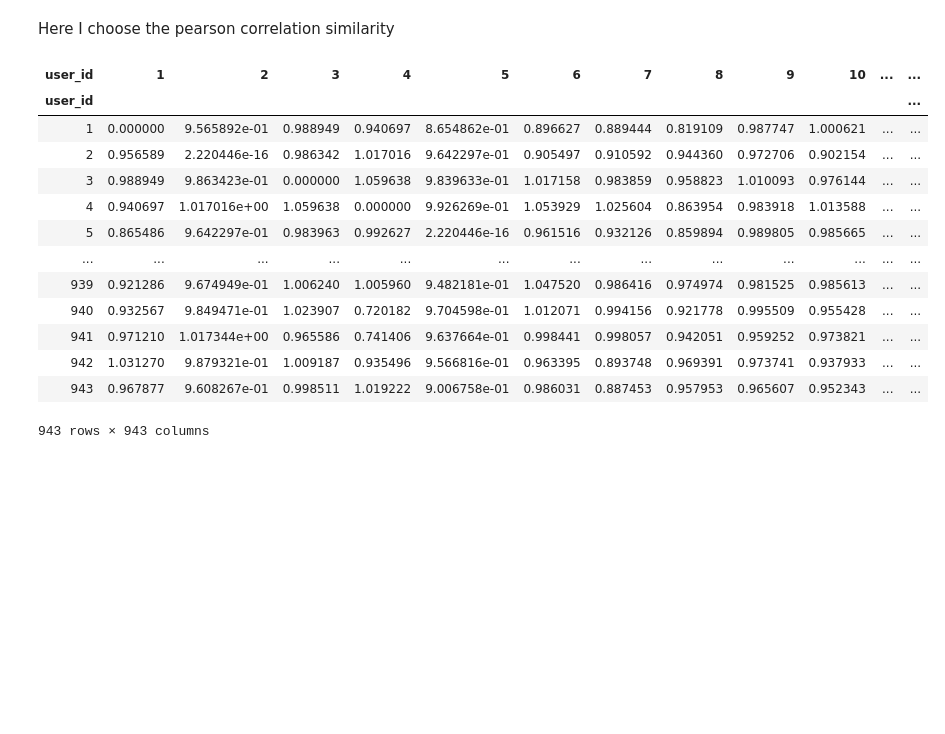
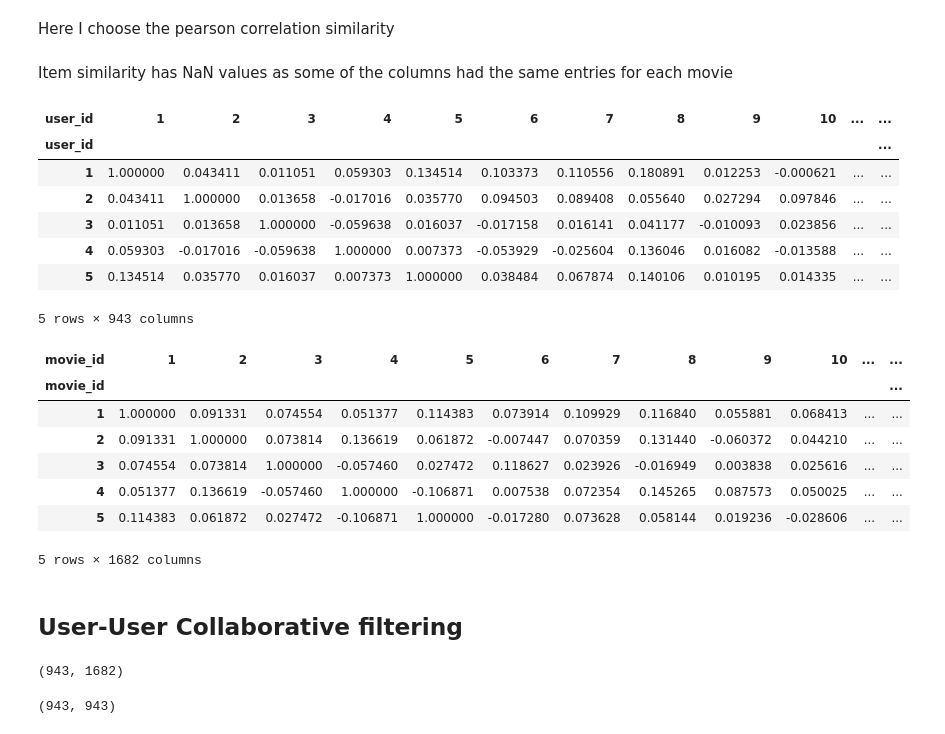
Before and after one commit to abhi8893/Intensive-DataScience, a Jupyter notebook: projects/MovieRecommendation/Collaborative Filtering.ipynb, the cells around one changed output. Saved outputs shown, nothing was run; the diff lists cells and outputs as text; code cells hidden in the pictures; blank space fills up the shorter version.

```diff
--- a/projects/MovieRecommendation/Collaborative Filtering.ipynb
+++ b/projects/MovieRecommendation/Collaborative Filtering.ipynb
@@ -90,9 +82,12 @@ X_umf = X.T.fillna(X.mean(axis=1), axis=0).T
 X_imf = X.fillna(X.mean(axis=0), axis=0)
 # %% [markdown]
 Here I choose the pearson correlation similarity
+# %%
+user_sim = 1 - pairwise_distances(X_umf, X_umf, metric="correlation")
 # %%
-user_sim = pairwise_distances(X_umf, X_umf, metric="correlation")
-item_sim = pairwise_distances(X_imf.T, X_imf.T, metric="correlation")
+item_sim = 1 - pairwise_distances(X_imf.T, X_imf.T, metric="correlation")
 # %%
 user_sim = pd.DataFrame(user_sim, index=X.index, columns=X.index)
 item_sim = pd.DataFrame(item_sim, index=X.columns, columns=X.columns)
+# %% [markdown]
+Item similarity has NaN values as some of the columns had the same entries for each movie
@@ -99,17 +96,32 @@ item_sim = pd.DataFrame(item_sim, index=X.columns, columns=X.columns)
 # %%
-user_sim
+user_sim.head()
 # %% [output]
 | user_id | 1 | 2 | 3 | 4 | 5 | 6 | 7 | 8 | 9 | 10 | ... | ... |
 | user_id |  |  |  |  |  |  |  |  |  |  |  | ... |
-| 1 | 0.000000 | 9.565892e-01 | 0.988949 | 0.940697 | 8.654862e-01 | 0.896627 | 0.889444 | 0.819109 | 0.987747 | 1.000621 | ... | ... |
-| 2 | 0.956589 | 2.220446e-16 | 0.986342 | 1.017016 | 9.642297e-01 | 0.905497 | 0.910592 | 0.944360 | 0.972706 | 0.902154 | ... | ... |
-| 3 | 0.988949 | 9.863423e-01 | 0.000000 | 1.059638 | 9.839633e-01 | 1.017158 | 0.983859 | 0.958823 | 1.010093 | 0.976144 | ... | ... |
-| 4 | 0.940697 | 1.017016e+00 | 1.059638 | 0.000000 | 9.926269e-01 | 1.053929 | 1.025604 | 0.863954 | 0.983918 | 1.013588 | ... | ... |
-| 5 | 0.865486 | 9.642297e-01 | 0.983963 | 0.992627 | 2.220446e-16 | 0.961516 | 0.932126 | 0.859894 | 0.989805 | 0.985665 | ... | ... |
-| ... | ... | ... | ... | ... | ... | ... | ... | ... | ... | ... | ... | ... |
-| 939 | 0.921286 | 9.674949e-01 | 1.006240 | 1.005960 | 9.482181e-01 | 1.047520 | 0.986416 | 0.974974 | 0.981525 | 0.985613 | ... | ... |
-| 940 | 0.932567 | 9.849471e-01 | 1.023907 | 0.720182 | 9.704598e-01 | 1.012071 | 0.994156 | 0.921778 | 0.995509 | 0.955428 | ... | ... |
-| 941 | 0.971210 | 1.017344e+00 | 0.965586 | 0.741406 | 9.637664e-01 | 0.998441 | 0.998057 | 0.942051 | 0.959252 | 0.973821 | ... | ... |
-| 942 | 1.031270 | 9.879321e-01 | 1.009187 | 0.935496 | 9.566816e-01 | 0.963395 | 0.893748 | 0.969391 | 0.973741 | 0.937933 | ... | ... |
-| 943 | 0.967877 | 9.608267e-01 | 0.998511 | 1.019222 | 9.006758e-01 | 0.986031 | 0.887453 | 0.957953 | 0.965607 | 0.952343 | ... | ... |
+| 1 | 1.000000 | 0.043411 | 0.011051 | 0.059303 | 0.134514 | 0.103373 | 0.110556 | 0.180891 | 0.012253 | -0.000621 | ... | ... |
+| 2 | 0.043411 | 1.000000 | 0.013658 | -0.017016 | 0.035770 | 0.094503 | 0.089408 | 0.055640 | 0.027294 | 0.097846 | ... | ... |
+| 3 | 0.011051 | 0.013658 | 1.000000 | -0.059638 | 0.016037 | -0.017158 | 0.016141 | 0.041177 | -0.010093 | 0.023856 | ... | ... |
+| 4 | 0.059303 | -0.017016 | -0.059638 | 1.000000 | 0.007373 | -0.053929 | -0.025604 | 0.136046 | 0.016082 | -0.013588 | ... | ... |
+| 5 | 0.134514 | 0.035770 | 0.016037 | 0.007373 | 1.000000 | 0.038484 | 0.067874 | 0.140106 | 0.010195 | 0.014335 | ... | ... |
-943 rows × 943 columns
+5 rows × 943 columns
+# %%
+item_sim.head()
+# %% [output]
+| movie_id | 1 | 2 | 3 | 4 | 5 | 6 | 7 | 8 | 9 | 10 | ... | ... |
+| movie_id |  |  |  |  |  |  |  |  |  |  |  | ... |
+| 1 | 1.000000 | 0.091331 | 0.074554 | 0.051377 | 0.114383 | 0.073914 | 0.109929 | 0.116840 | 0.055881 | 0.068413 | ... | ... |
+| 2 | 0.091331 | 1.000000 | 0.073814 | 0.136619 | 0.061872 | -0.007447 | 0.070359 | 0.131440 | -0.060372 | 0.044210 | ... | ... |
+| 3 | 0.074554 | 0.073814 | 1.000000 | -0.057460 | 0.027472 | 0.118627 | 0.023926 | -0.016949 | 0.003838 | 0.025616 | ... | ... |
+| 4 | 0.051377 | 0.136619 | -0.057460 | 1.000000 | -0.106871 | 0.007538 | 0.072354 | 0.145265 | 0.087573 | 0.050025 | ... | ... |
+| 5 | 0.114383 | 0.061872 | 0.027472 | -0.106871 | 1.000000 | -0.017280 | 0.073628 | 0.058144 | 0.019236 | -0.028606 | ... | ... |
+5 rows × 1682 columns
+# %% [markdown]
+## User-User Collaborative filtering
+# %%
+X.shape
+# %% [output]
+(943, 1682)
+# %%
+user_sim.shape
+# %% [output]
+(943, 943)
```
Also changed, not shown: parts of 28 cells of this notebook.
